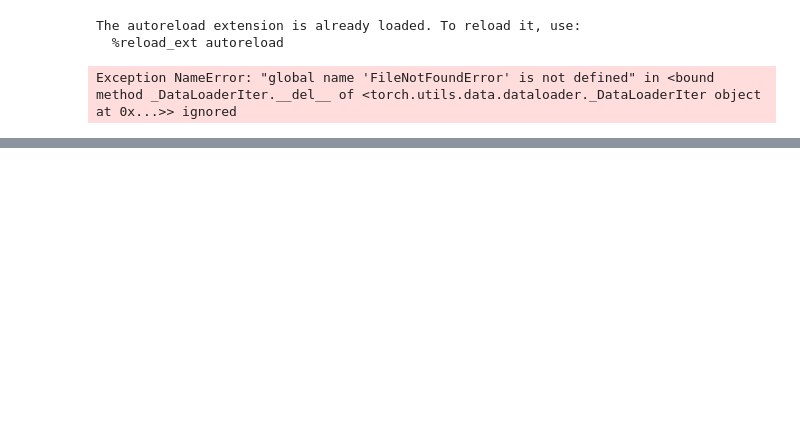
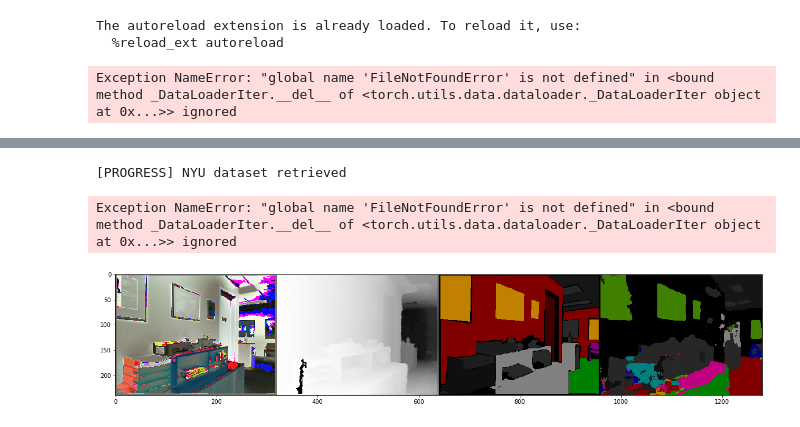
Before and after one commit to JustWon/MyFuseNet, a Jupyter notebook: Research_Notes/20180720 inference test.ipynb, the cells around one changed output, grey strips where cells are left out. Cells and saved outputs as stored; diff of their text form; code cells hidden in the pictures; blank space fills up the shorter version.

```diff
--- a/Research_Notes/20180720 inference test.ipynb
+++ b/Research_Notes/20180720 inference test.ipynb
@@ -58,0 +82,29 @@ data_visualizer.visualize_all(rgb_inputs[idx], d_inputs[idx], labels[idx], label
+# %%
+resume = False
+dset_type = 'NYU'
+train_data, test_data = get_data(dset_type=dset_type)
+print ("[PROGRESS] %s dataset retrieved"  %(dset_type))
+
+train_loader    = torch.utils.data.DataLoader(train_data, batch_size=4, shuffle=True, num_workers=1)
+test_loader     = torch.utils.data.DataLoader(test_data, batch_size=4, shuffle=False, num_workers=1)
+# %% [output]
+[PROGRESS] NYU dataset retrieved
+# %%
+# it should be 40!
+model = FuseNet(40).cuda()
+# %%
+checkpoint = torch.load('../models/nyu/checkpoint25.pth.tar')
+model.load_state_dict(checkpoint['state_dict'])
+
+for data in test_loader:
+
+    rgb_inputs  = Variable(data[0].cuda(gpu_device))
+    d_inputs    = Variable(data[1].cuda(gpu_device))
+    labels      = Variable(data[2].cuda(gpu_device))
+
+    result = model.forward(rgb_inputs, d_inputs)
+    break;
+
+label_results = np.argmax(result.cpu().detach().numpy(),axis=1)
+# %% [output]
+Exception NameError: "global name 'FileNotFoundError' is not defined" in <bound method _DataLoaderIter.__del__ of <torch.utils.data.dataloader._DataLoaderIter object at 0x...>> ignored
@@ -58,0 +114,7 @@ data_visualizer.visualize_all(rgb_inputs[idx], d_inputs[idx], labels[idx], label
+# %%
+data_visualizer = DataVisualizer()
+# %%
+idx = 2
+data_visualizer.visualize_all(rgb_inputs[idx], d_inputs[idx], labels[idx], label_results[idx])
+# %% [output]
+[figure, added]
```
Also changed, not shown: parts of 12 cells of this notebook, 5 other files.
